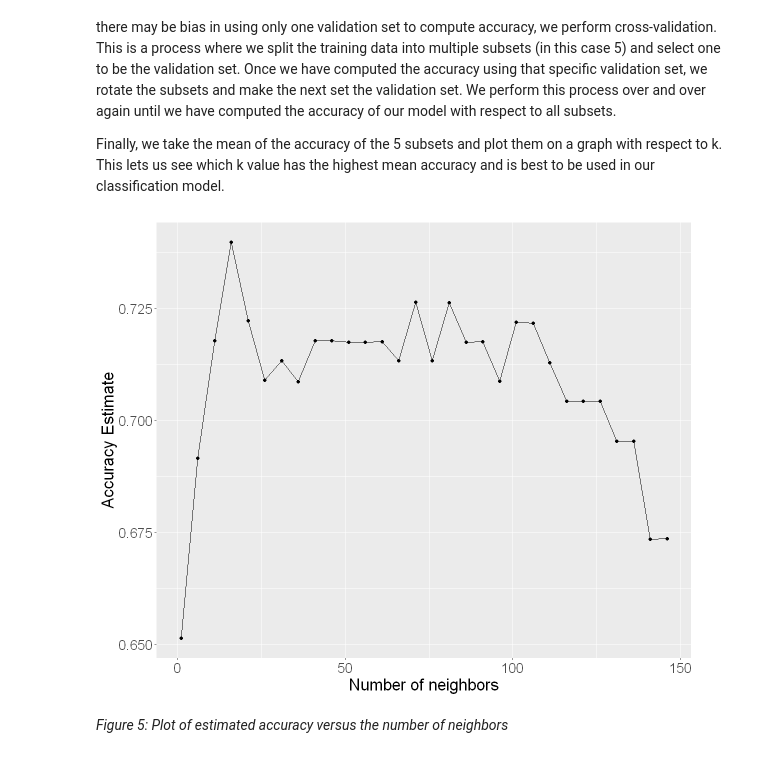
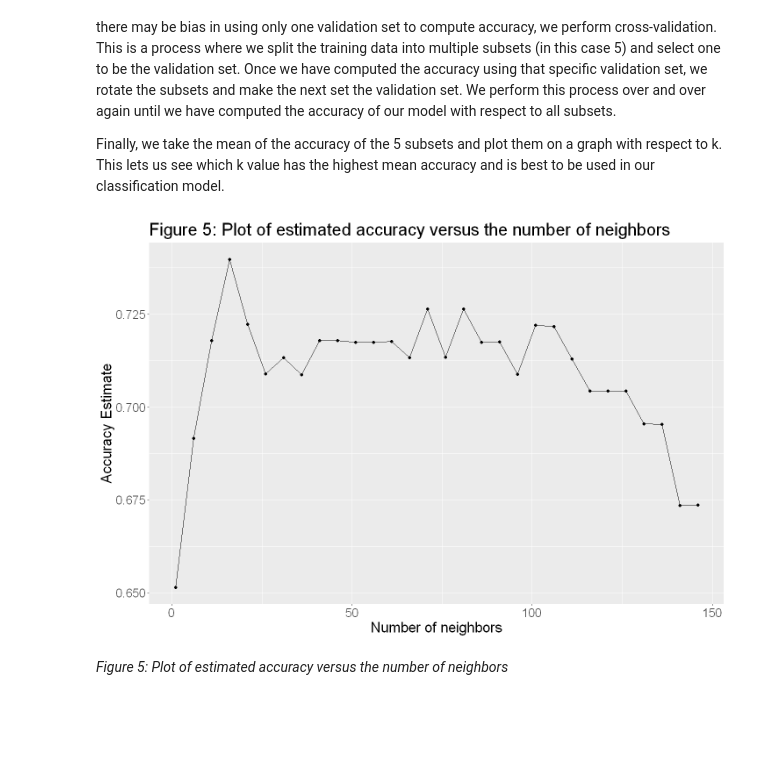
Before and after one commit to wu-jacob/dsci100-project, a Jupyter notebook: proposal.ipynb, the cells around one changed output. Saved outputs shown, nothing was run; the diff lists cells and outputs as text; code cells hidden in the pictures; blank space fills up the shorter version.

```diff
--- a/proposal.ipynb
+++ b/proposal.ipynb
@@ -235,16 +240,17 @@ knn_results <- workflow() |>
 accuracies <- knn_results |>
     filter(.metric == "accuracy")
 # %%
-options(repr.plot.height = 8, repr.plot.width = 10)
+options(repr.plot.height = 8, repr.plot.width = 12)
 accuracy_vs_k <- ggplot(accuracies, aes(x = neighbors, y = mean)) +
     geom_point() +
     geom_line() +
     labs(x = "Number of neighbors", y = "Accuracy Estimate") +
+    ggtitle("Figure 5: Plot of estimated accuracy versus the number of neighbors") +
     theme(text = element_text(size = 20))
 
 accuracy_vs_k
 # %% [output]
-[figure, old version]
+[figure, new version]
 # %% [markdown]
 *Figure 5: Plot of estimated accuracy versus the number of neighbors*
 # %% [markdown]
```
Also changed, not shown: parts of 20 cells of this notebook.
